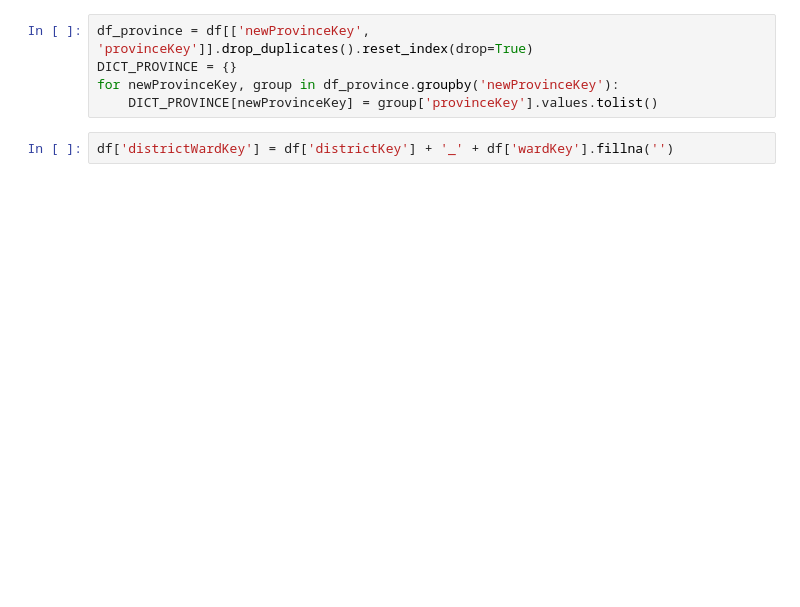
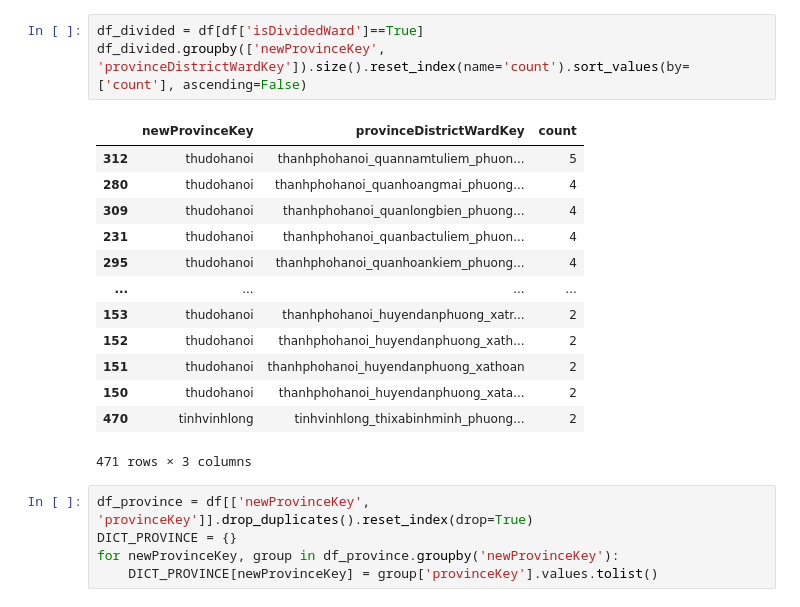
Before and after one commit to tranngocminhhieu/vietnamadminunits, a Jupyter notebook: scripts/generating_module_data/s9_generating_converter_data.ipynb, the cells around one changed output. Saved outputs shown, nothing was run; the diff lists cells and outputs as text; blank space fills up the shorter version.

```diff
--- a/scripts/generating_module_data/s9_generating_converter_data.ipynb
+++ b/scripts/generating_module_data/s9_generating_converter_data.ipynb
@@ -33,7 +130,22 @@ for col in ['province', 'newProvince', 'district', 'ward']:
+# %%
+df_divided = df[df['isDividedWard']==True]
+df_divided.groupby(['newProvinceKey', 'provinceDistrictWardKey']).size().reset_index(name='count').sort_values(by=['count'], ascending=False)
+# %% [output]
+|  | newProvinceKey | provinceDistrictWardKey | count |
+| 312 | thudohanoi | thanhphohanoi_quannamtuliem_phuon... | 5 |
+| 280 | thudohanoi | thanhphohanoi_quanhoangmai_phuong... | 4 |
+| 309 | thudohanoi | thanhphohanoi_quanlongbien_phuong... | 4 |
+| 231 | thudohanoi | thanhphohanoi_quanbactuliem_phuon... | 4 |
+| 295 | thudohanoi | thanhphohanoi_quanhoankiem_phuong... | 4 |
+| ... | ... | ... | ... |
+| 153 | thudohanoi | thanhphohanoi_huyendanphuong_xatr... | 2 |
+| 152 | thudohanoi | thanhphohanoi_huyendanphuong_xath... | 2 |
+| 151 | thudohanoi | thanhphohanoi_huyendanphuong_xathoan | 2 |
+| 150 | thudohanoi | thanhphohanoi_huyendanphuong_xata... | 2 |
+| 470 | tinhvinhlong | tinhvinhlong_thixabinhminh_phuong... | 2 |
+471 rows × 3 columns
 # %%
 df_province = df[['newProvinceKey', 'provinceKey']].drop_duplicates().reset_index(drop=True)
 DICT_PROVINCE = {}
 for newProvinceKey, group in df_province.groupby('newProvinceKey'):
     DICT_PROVINCE[newProvinceKey] = group['provinceKey'].values.tolist()
-# %%
-df['districtWardKey'] = df['districtKey'] + '_' + df['wardKey'].fillna('')
```
Also changed, not shown: parts of 20 cells of this notebook, 3 other files.
